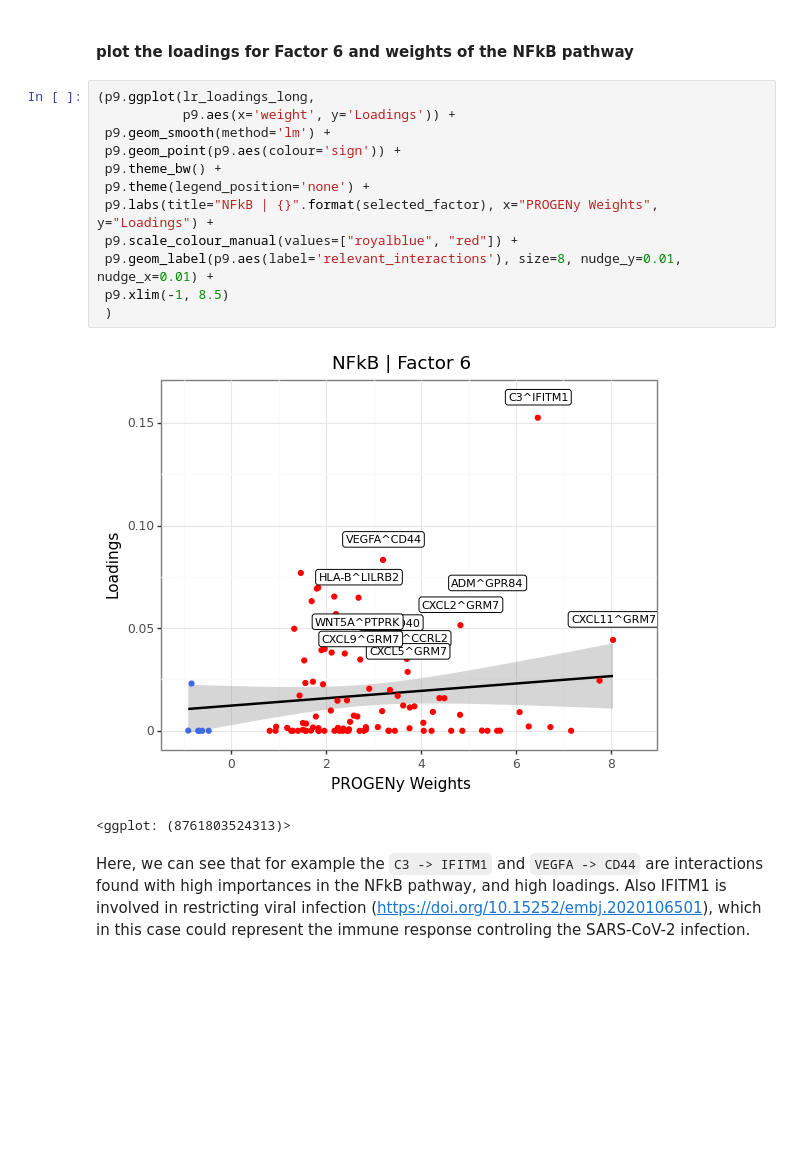
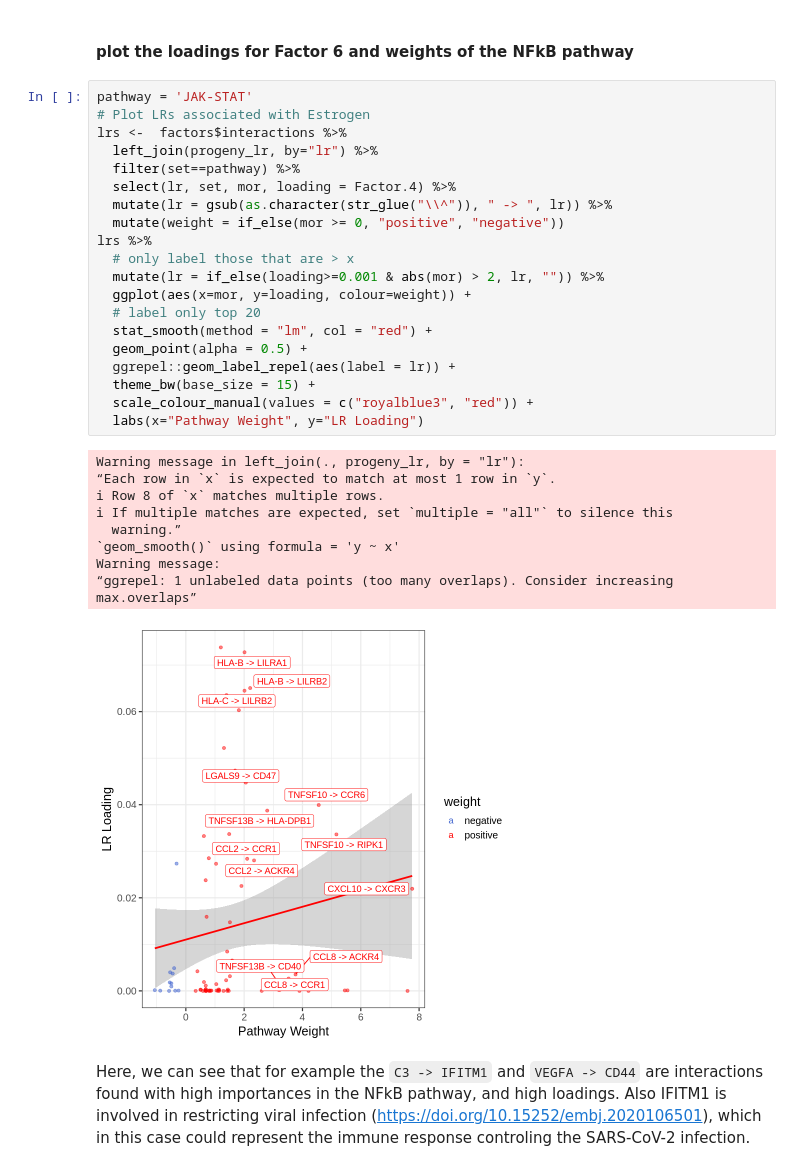
Before and after one commit to saezlab/ccc_protocols, a Jupyter notebook: notebooks/ccc_R/06-Functional-Footprinting.ipynb, the cells around one changed output. Cells and saved outputs as stored; diff of their text form; blank space fills up the shorter version.

```diff
--- a/notebooks/ccc_R/06-Functional-Footprinting.ipynb
+++ b/notebooks/ccc_R/06-Functional-Footprinting.ipynb
@@ -274,19 +298,34 @@ lr_loadings_long.head()
 # %% [markdown]
 #### plot the loadings for Factor 6 and weights of the NFkB pathway
 # %%
-(p9.ggplot(lr_loadings_long,
-           p9.aes(x='weight', y='Loadings')) +
- p9.geom_smooth(method='lm') +
- p9.geom_point(p9.aes(colour='sign')) +
- p9.theme_bw() +
- p9.theme(legend_position='none') +
- p9.labs(title="NFkB | {}".format(selected_factor), x="PROGENy Weights", y="Loadings") +
- p9.scale_colour_manual(values=["royalblue", "red"]) +
- p9.geom_label(p9.aes(label='relevant_interactions'), size=8, nudge_y=0.01, nudge_x=0.01) +
- p9.xlim(-1, 8.5)
- )
+pathway = 'JAK-STAT'
+# Plot LRs associated with Estrogen
+lrs <-  factors$interactions %>%
+  left_join(progeny_lr, by="lr") %>%
+  filter(set==pathway) %>%
+  select(lr, set, mor, loading = Factor.4) %>%
+  mutate(lr = gsub(as.character(str_glue("\\^")), " -> ", lr)) %>%
+  mutate(weight = if_else(mor >= 0, "positive", "negative"))
+lrs %>%
+  # only label those that are > x
+  mutate(lr = if_else(loading>=0.001 & abs(mor) > 2, lr, "")) %>%
+  ggplot(aes(x=mor, y=loading, colour=weight)) +
+  # label only top 20
+  stat_smooth(method = "lm", col = "red") +
+  geom_point(alpha = 0.5) +
+  ggrepel::geom_label_repel(aes(label = lr)) +
+  theme_bw(base_size = 15) +
+  scale_colour_manual(values = c("royalblue3", "red")) +
+  labs(x="Pathway Weight", y="LR Loading")
 # %% [output]
+Warning message in left_join(., progeny_lr, by = "lr"):
+“Each row in `x` is expected to match at most 1 row in `y`.
+ℹ Row 8 of `x` matches multiple rows.
+ℹ If multiple matches are expected, set `multiple = "all"` to silence this
+  warning.”
+`geom_smooth()` using formula = 'y ~ x'
+Warning message:
+“ggrepel: 1 unlabeled data points (too many overlaps). Consider increasing max.overlaps”
-[figure, old version]
+[figure, new version]
-<ggplot: (8761803524313)>
 # %% [markdown]
 Here, we can see that for example the `C3 -> IFITM1` and `VEGFA -> CD44` are interactions found with high importances in the NFkB pathway, and high loadings. Also IFITM1 is involved in restricting viral infection (https://doi.org/10.15252/embj.2020106501), which in this case could represent the immune response controling the SARS-CoV-2 infection.
```
Also changed, not shown: parts of 22 cells of this notebook, 3 other files.
